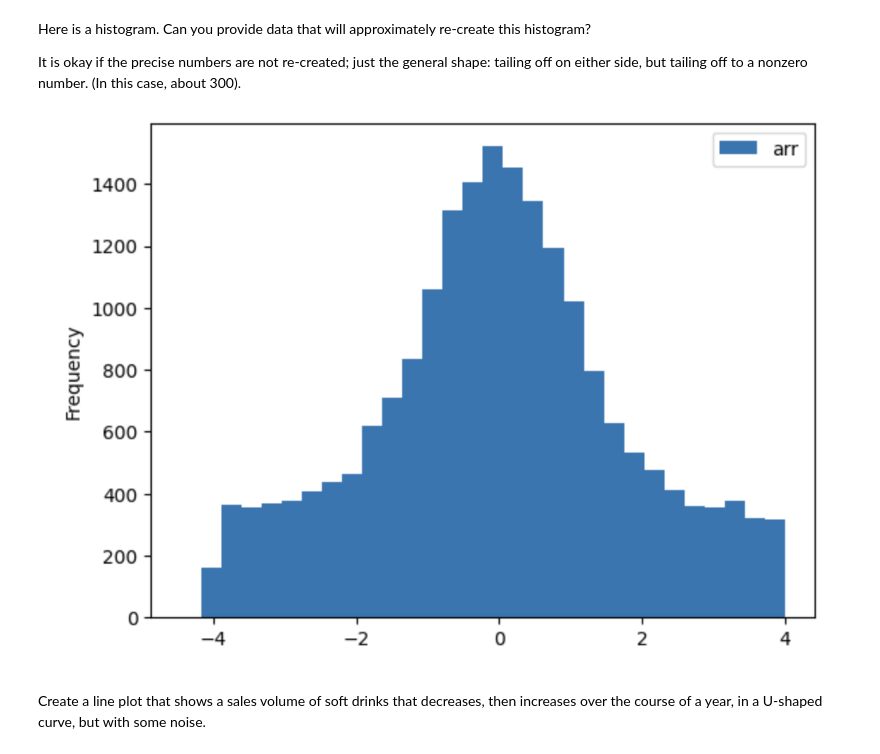
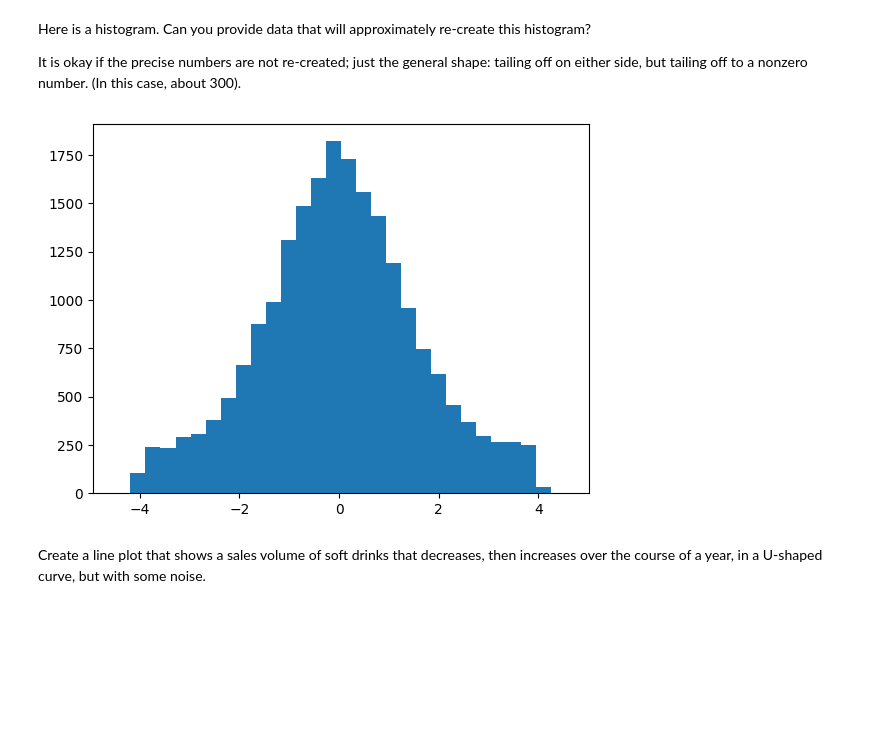
Before and after one commit to hoangt05/Module-B-semester-2, a Jupyter notebook: OMDS-ModB2-Week5-Hoang-Trang.ipynb, the cells around one changed output. Saved outputs shown, nothing was run; the diff lists cells and outputs as text; code cells hidden in the pictures; blank space fills up the shorter version.

```diff
--- a/OMDS-ModB2-Week5-Hoang-Trang.ipynb
+++ b/OMDS-ModB2-Week5-Hoang-Trang.ipynb
@@ -158,9 +221,19 @@ Here is a histogram.  Can you provide data that will approximately re-create thi
 
 It is okay if the precise numbers are not re-created; just the general shape: tailing off on either side, but tailing off to a nonzero number.  (In this case, about 300).
 # %%
-from IPython.display import Image
-Image("histogram.png")
+#from IPython.display import Image
+#Image("histogram.png")
-# %% [output]
-[figure, removed]
+# %%
+np.random.seed(0)
+
+normal_data = np.random.normal(loc=0, scale=1.2, size=15000)
+uniform_data = np.random.uniform(low=-4, high=4, size=6000)
+
+combined = np.concatenate([normal_data, uniform_data])
+
+plt.hist(combined, bins=30)
+plt.show()
+# %% [output]
+[figure, added]
 # %% [markdown]
 Create a line plot that shows a sales volume of soft drinks that decreases, then increases over the course of a year, in a U-shaped curve, but with some noise.
```
Also changed, not shown: parts of 12 cells of this notebook, 5 other files.
